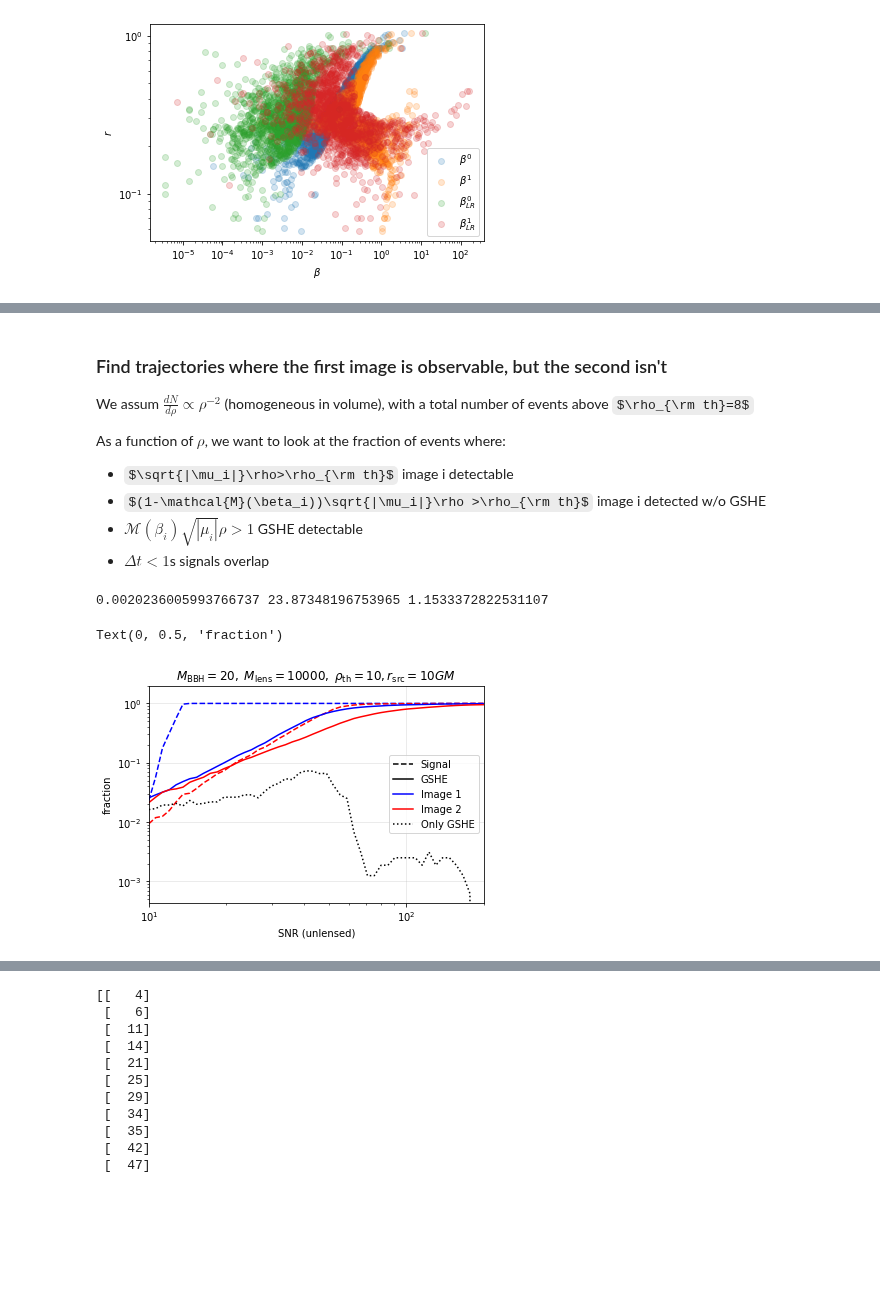
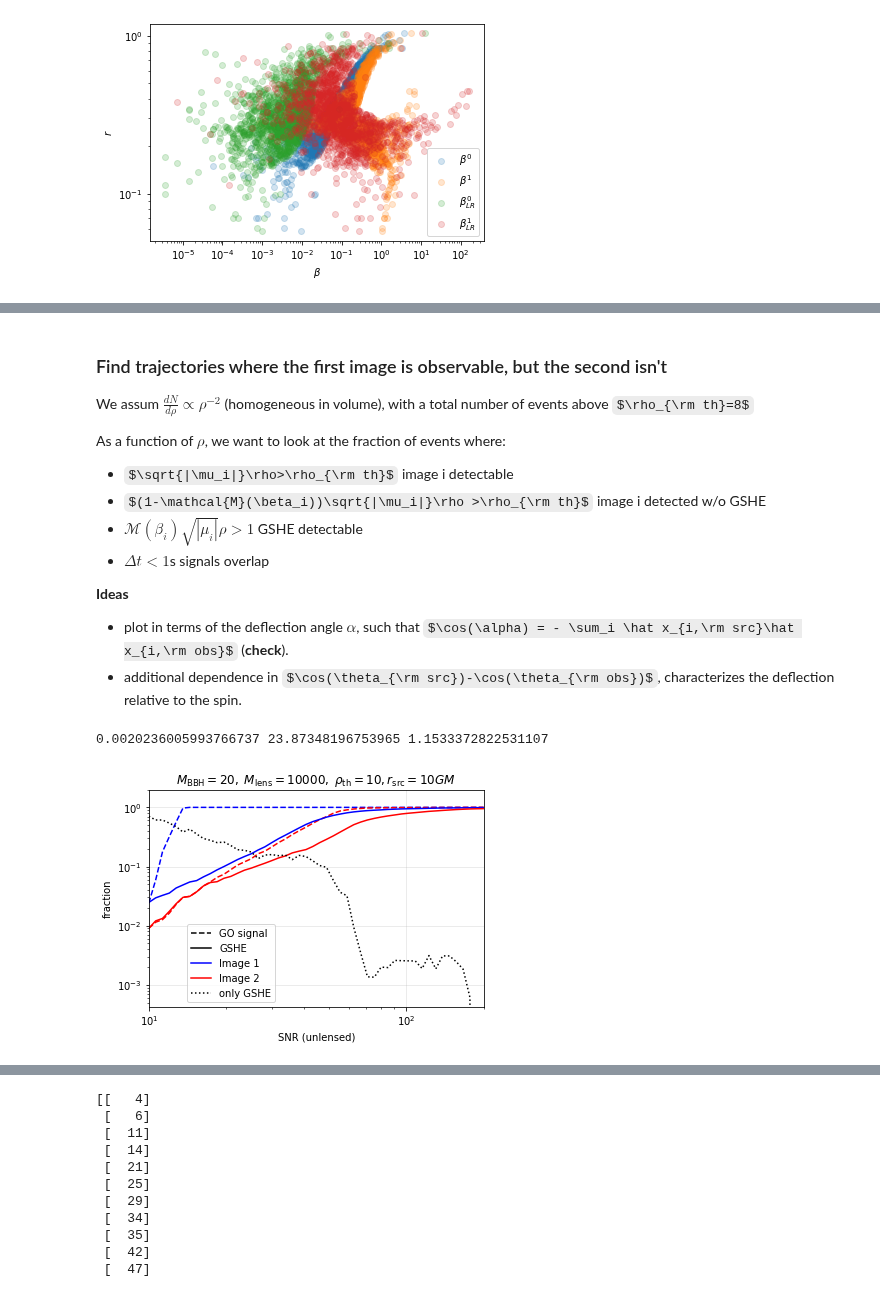
Before and after one commit to Richard-Sti/GSHE_public, a Jupyter notebook: scripts/explore_sampled_trajectories.ipynb, the cells around one changed output, grey strips where cells are left out. Cells and saved outputs as stored; diff of their text form; code cells hidden in the pictures; some formulas as TeX source; blank space fills up the shorter version.

```diff
--- a/scripts/explore_sampled_trajectories.ipynb
+++ b/scripts/explore_sampled_trajectories.ipynb
@@ -477,6 +518,10 @@ As a function of $\rho$, we want to look at the fraction of events where:
 * $(1-\mathcal{M}(\beta_i))\sqrt{|\mu_i|}\rho >\rho_{\rm th}$ image i detected w/o GSHE
 * $\mathcal{M}(\beta_i)\sqrt{|\mu_i|}\rho>1$ GSHE detectable
 * $\Delta t<1$s signals overlap
+
+**Ideas**
+* plot in terms of the deflection angle $\alpha$, such that $\cos(\alpha) = - \sum_i \hat x_{i,\rm src}\hat x_{i,\rm obs}$ (**check**).
+* additional dependence in $\cos(\theta_{\rm src})-\cos(\theta_{\rm obs})$, characterizes the deflection relative to the spin.
 # %%
 bt_fid = 0.1
 M = 20
@@ -518,46 +563,56 @@ Det_2 = np.array([np.sum(rho*mag2**0.5>rho_th) for rho in rhos])
 #first image detected
 DetM_1 = np.array([np.sum(rho*mag1**0.5*np.sqrt(1-Miss1)>rho_th) for rho in rhos])
 plt.plot(rhos,DetM_1/N_tot,'b--')
 
 #second image detected
 DetM_2 = np.array([np.sum(rho*mag2**0.5*np.sqrt(1-Miss2)>rho_th) for rho in rhos])
 plt.plot(rhos,DetM_2/N_tot,'r--')
 
 
 #GSHE detectable
-GSHE_1 = np.array([np.sum(rho*mag1**0.5*(Miss1)**0.5>1) for rho in rhos])
+GSHE_1 = np.array([np.sum((rho*mag1**0.5*(Miss1)**0.5>1)&(rho*mag1**0.5>rho_th)) for rho in rhos])
 plt.plot(rhos,GSHE_1/N_tot,'b-')
 
 #GSHE detectable
-GSHE_2 = np.array([np.sum(rho*mag2**0.5*(Miss2)**0.5>1) for rho in rhos])
+GSHE_2 = np.array([np.sum((rho*mag2**0.5*(Miss2)**0.5>1)&(rho*mag2**0.5>rho_th)) for rho in rhos])
 plt.plot(rhos,GSHE_2/N_tot,'r-')
+
+
+
+plt.plot([],'k--',label='GO signal')
+plt.plot([],'k-',label='GSHE')
+plt.plot([],'b-',label='Image 1')
+plt.plot([],'r-',label='Image 2')
 
 
 #miss 2 entirely, but detect 1
 only1 = np.array([np.sum((rho*mag1**0.5*Miss1**0.5>1) & (rho*mag2**0.5*np.sqrt(1-Miss2)<rho_th)) for rho in rhos])
 
-plt.plot(rhos,only1/N_tot,'k:')
+plt.plot(rhos,only1/GSHE_1,'k:',label='only GSHE')
 
-plt.yscale('log');plt.xscale('log')
-plt.grid(alpha=.3)
+# GO = np.array([np.sum((rho*mag1**0.5*np.sqrt(1-Miss1)>rho_th) & (rho*mag2**0.5*np.sqrt(1-Miss2)>rho_th)) for rho in rhos])
 
-plt.xlim(rhos.min(),rhos.max())
-plt.ylim(None,2)
+# plt.plot(rhos,GO/N_tot,'k-.',label='GO')
 
-plt.plot([],'k--',label='Signal')
-plt.plot([],'k-',label='GSHE')
-plt.plot([],'b-',label='Image 1')
-plt.plot([],'r-',label='Image 2')
-plt.plot([],'k:',label='Only GSHE')
-
-plt.legend(loc='center right',ncol=1)
+plt.legend(loc='lower left',ncol=1,bbox_to_anchor=(0.1, 0., 0.5, 0.5))
 
 plt.title(r'$M_{\rm BBH}=%g,\; M_{\rm lens} = %g,\;\rho_{\rm th}=%g, r_{\rm src} = 10GM$'%(Mbbh,(Mlens),rho_th))
 
 plt.xlabel('SNR (unlensed)')
 plt.ylabel('fraction')
 
+
+plt.yscale('log');
+plt.xscale('log')
+plt.grid(alpha=.3)
+
+
+plt.xlim(rhos.min(),rhos.max())
+plt.ylim(None,2)
+
+plt.savefig('../plots/GSHE_detections_vs_SNR.pdf',bbox_inches='tight')
+plt.savefig('../plots/GSHE_detections_vs_SNR.png',bbox_inches='tight')
+
 # plt.legend(ncol=3)
 # %% [output]
-Text(0, 0.5, 'fraction')
-[figure, old version]
+[figure, new version]
```
Also changed, not shown: parts of 15 cells of this notebook, 1 other file.
